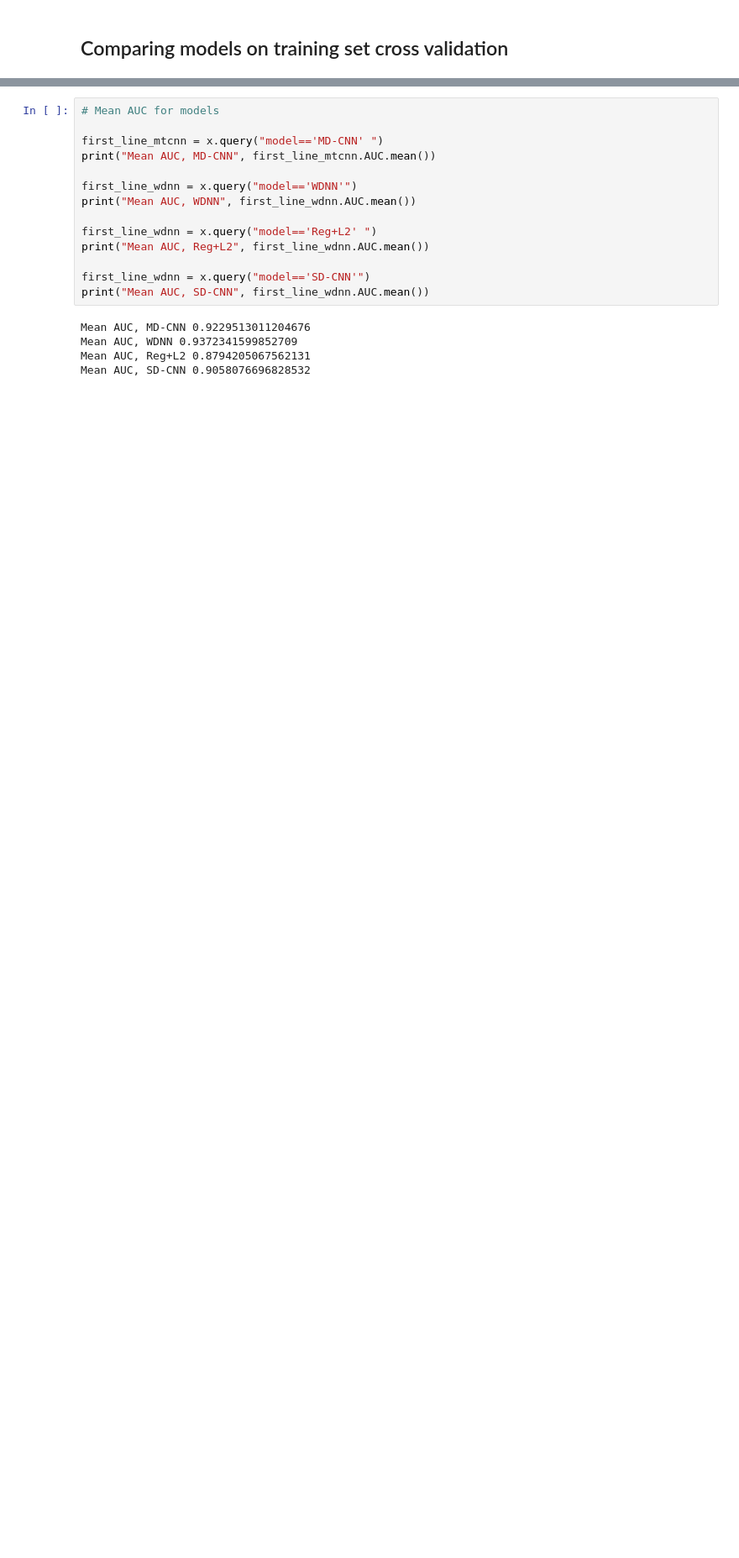
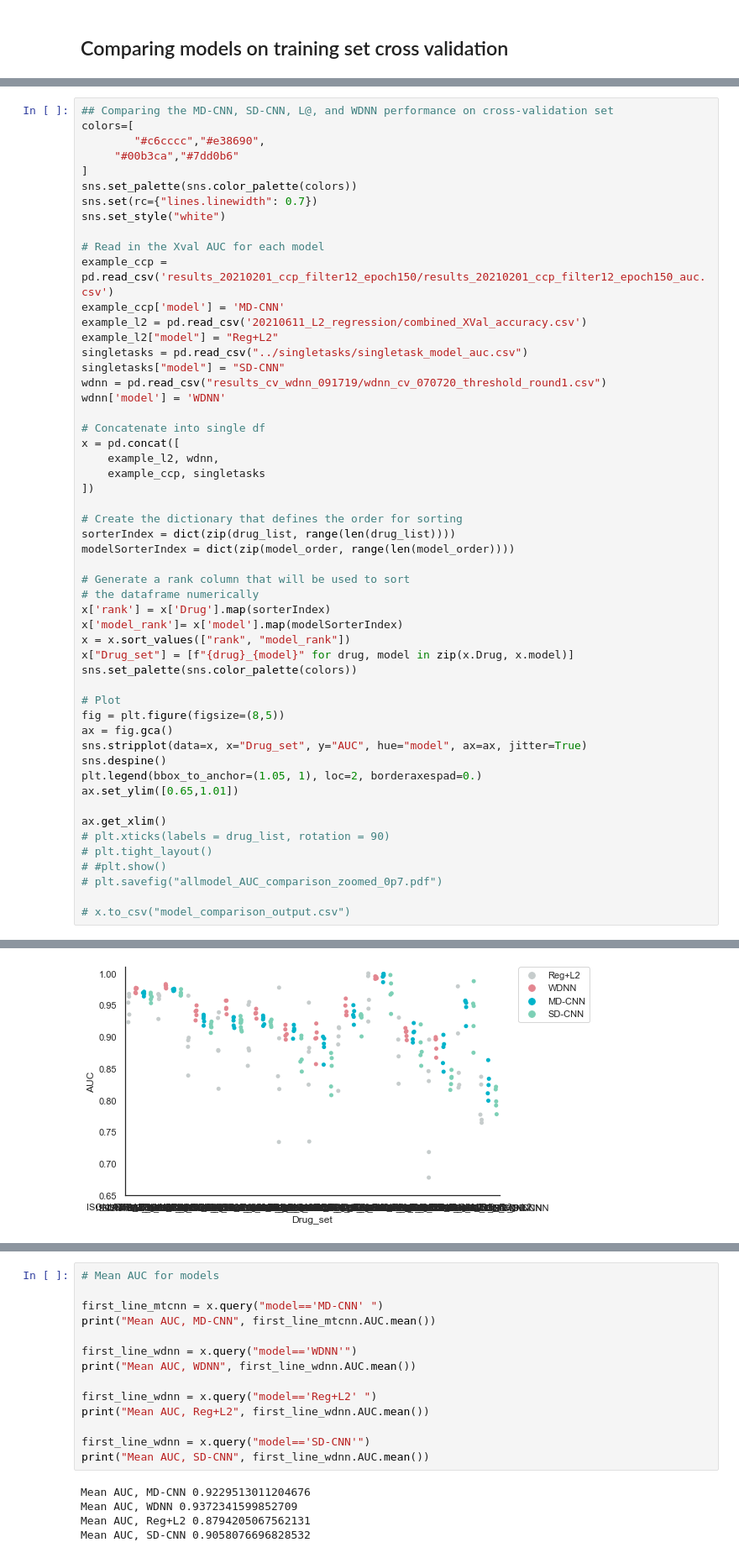
Before and after one commit to aggreen/MTB-CNN, a Jupyter notebook: data_analysis/model_comparison.ipynb, the cells around one changed output, grey strips where cells are left out. Shown at 84% size. Drawn from its saved outputs; the diff is of its cells as text; blank space fills up the shorter version.

```diff
--- a/data_analysis/model_comparison.ipynb
+++ b/data_analysis/model_comparison.ipynb
@@ -146,0 +244,54 @@ plt.savefig("figures/allmodel_AUC_comparison_zoomed.pdf")
+# %%
+## Comparing the MD-CNN, SD-CNN, L@, and WDNN performance on cross-validation set
+colors=[
+        "#c6cccc","#e38690",
+     "#00b3ca","#7dd0b6"
+]
+sns.set_palette(sns.color_palette(colors))
+sns.set(rc={"lines.linewidth": 0.7})
+sns.set_style("white")
+
+# Read in the Xval AUC for each model
+example_ccp = pd.read_csv('results_20210201_ccp_filter12_epoch150/results_20210201_ccp_filter12_epoch150_auc.csv')
+example_ccp['model'] = 'MD-CNN'
+example_l2 = pd.read_csv('20210611_L2_regression/combined_XVal_accuracy.csv')
+example_l2["model"] = "Reg+L2"
+singletasks = pd.read_csv("../singletasks/singletask_model_auc.csv")
+singletasks["model"] = "SD-CNN"
+wdnn = pd.read_csv("results_cv_wdnn_091719/wdnn_cv_070720_threshold_round1.csv")
+wdnn['model'] = 'WDNN'
+
+# Concatenate into single df
+x = pd.concat([
+    example_l2, wdnn,
+    example_ccp, singletasks
+])
+
+# Create the dictionary that defines the order for sorting
+sorterIndex = dict(zip(drug_list, range(len(drug_list))))
+modelSorterIndex = dict(zip(model_order, range(len(model_order))))
+
+# Generate a rank column that will be used to sort
+# the dataframe numerically
+x['rank'] = x['Drug'].map(sorterIndex)
+x['model_rank']= x['model'].map(modelSorterIndex)
+x = x.sort_values(["rank", "model_rank"])
+x["Drug_set"] = [f"{drug}_{model}" for drug, model in zip(x.Drug, x.model)]
+sns.set_palette(sns.color_palette(colors))
+
+# Plot
+fig = plt.figure(figsize=(8,5))
+ax = fig.gca()
+sns.stripplot(data=x, x="Drug_set", y="AUC", hue="model", ax=ax, jitter=True)
+sns.despine()
+plt.legend(bbox_to_anchor=(1.05, 1), loc=2, borderaxespad=0.)
+ax.set_ylim([0.65,1.01])
+
+ax.get_xlim()
+# plt.xticks(labels = drug_list, rotation = 90)
+# plt.tight_layout()
+# #plt.show()
+# plt.savefig("allmodel_AUC_comparison_zoomed_0p7.pdf")
+
+# x.to_csv("model_comparison_output.csv")
+# %% [output]
@@ -146,0 +299 @@ plt.savefig("figures/allmodel_AUC_comparison_zoomed.pdf")
+[figure, added]
```
Also changed, not shown: parts of 33 cells of this notebook.
